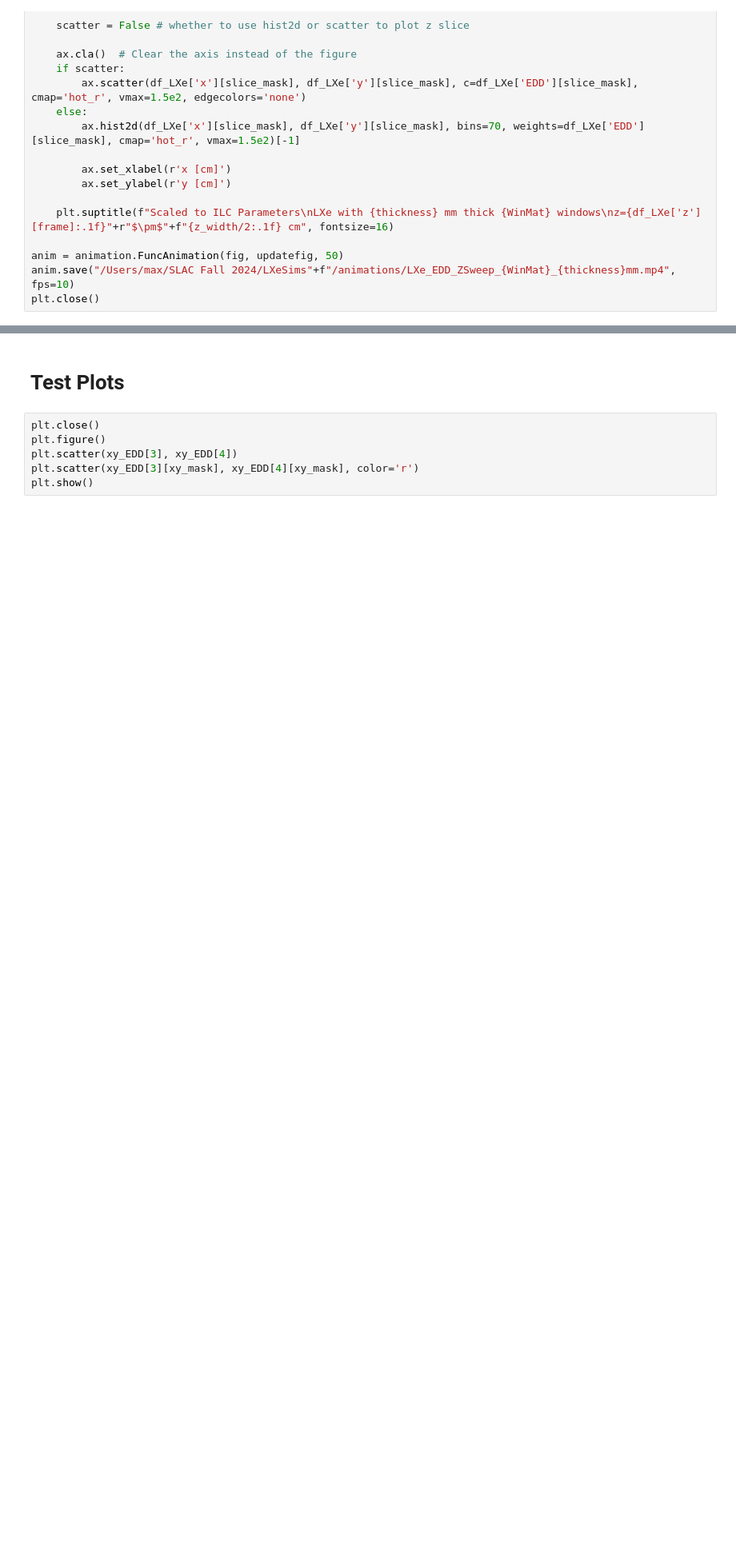
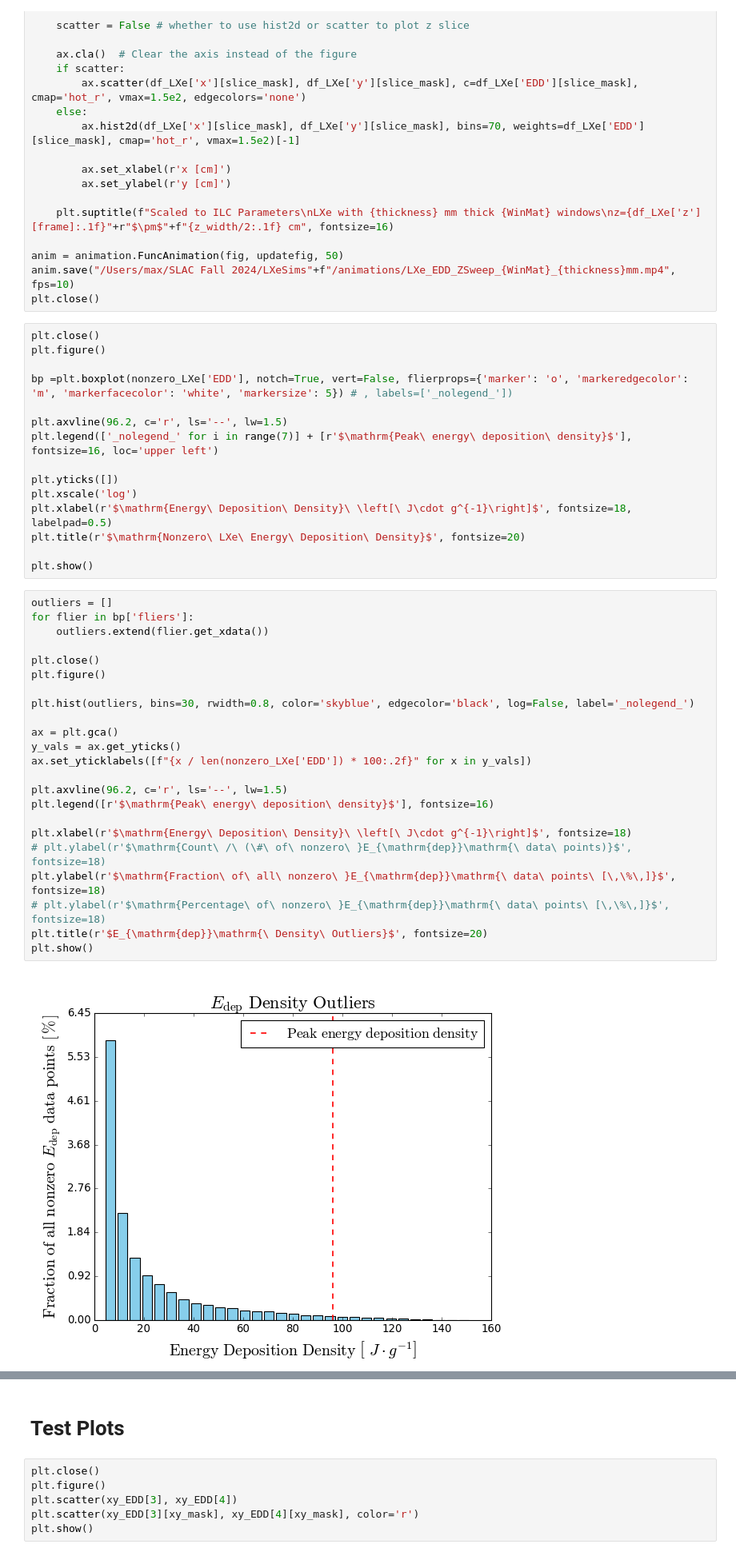
Before and after one commit to MaxVarverakis/G4Bl-LXeSims, a Jupyter notebook: analysis/zslice.ipynb, the cells around one changed output, grey strips where cells are left out. Shown at 80% size. Saved outputs shown, nothing was run; the diff lists cells and outputs as text; blank space fills up the shorter version.

Commit message:
EDD boxplots

```diff
--- a/analysis/zslice.ipynb
+++ b/analysis/zslice.ipynb
@@ -906,3 +1089,43 @@ def updatefig(frame):
 anim = animation.FuncAnimation(fig, updatefig, 50)
 anim.save("/Users/max/SLAC Fall 2024/LXeSims"+f"/animations/LXe_EDD_ZSweep_{WinMat}_{thickness}mm.mp4", fps=10)
 plt.close()
+# %%
+plt.close()
+plt.figure()
+
+bp =plt.boxplot(nonzero_LXe['EDD'], notch=True, vert=False, flierprops={'marker': 'o', 'markeredgecolor': 'm', 'markerfacecolor': 'white', 'markersize': 5}) # , labels=['_nolegend_'])
+
+plt.axvline(96.2, c='r', ls='--', lw=1.5)
+plt.legend(['_nolegend_' for i in range(7)] + [r'$\mathrm{Peak\ energy\ deposition\ density}$'], fontsize=16, loc='upper left')
+
+plt.yticks([])
+plt.xscale('log')
+plt.xlabel(r'$\mathrm{Energy\ Deposition\ Density}\ \left[\ J\cdot g^{-1}\right]$', fontsize=18, labelpad=0.5)
+plt.title(r'$\mathrm{Nonzero\ LXe\ Energy\ Deposition\ Density}$', fontsize=20)
+
+plt.show()
+# %%
+outliers = []
+for flier in bp['fliers']:
+    outliers.extend(flier.get_xdata())
+
+plt.close()
+plt.figure()
+
+plt.hist(outliers, bins=30, rwidth=0.8, color='skyblue', edgecolor='black', log=False, label='_nolegend_')
+
+ax = plt.gca()
+y_vals = ax.get_yticks()
+ax.set_yticklabels([f"{x / len(nonzero_LXe['EDD']) * 100:.2f}" for x in y_vals])
+
+plt.axvline(96.2, c='r', ls='--', lw=1.5)
+plt.legend([r'$\mathrm{Peak\ energy\ deposition\ density}$'], fontsize=16)
+
+plt.xlabel(r'$\mathrm{Energy\ Deposition\ Density}\ \left[\ J\cdot g^{-1}\right]$', fontsize=18)
+# plt.ylabel(r'$\mathrm{Count\ /\ (\#\ of\ nonzero\ }E_{\mathrm{dep}}\mathrm{\ data\ points)}$', fontsize=18)
+plt.ylabel(r'$\mathrm{Fraction\ of\ all\ nonzero\ }E_{\mathrm{dep}}\mathrm{\ data\ points\ [\,\%\,]}$', fontsize=18)
+# plt.ylabel(r'$\mathrm{Percentage\ of\ nonzero\ }E_{\mathrm{dep}}\mathrm{\ data\ points\ [\,\%\,]}$', fontsize=18)
+plt.title(r'$E_{\mathrm{dep}}\mathrm{\ Density\ Outliers}$', fontsize=20)
+plt.show()
+# %% [output]
+[figure, added]
```
Also changed, not shown: parts of 14 cells of this notebook, 1 other file.
